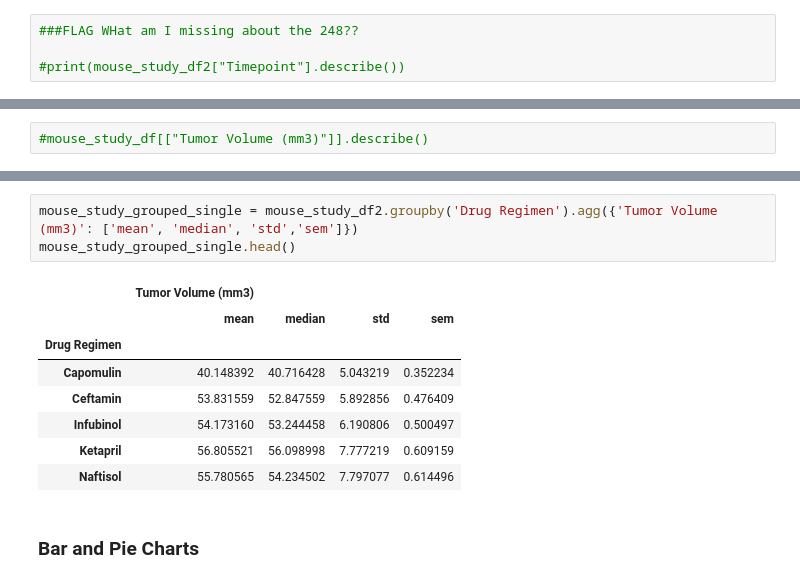
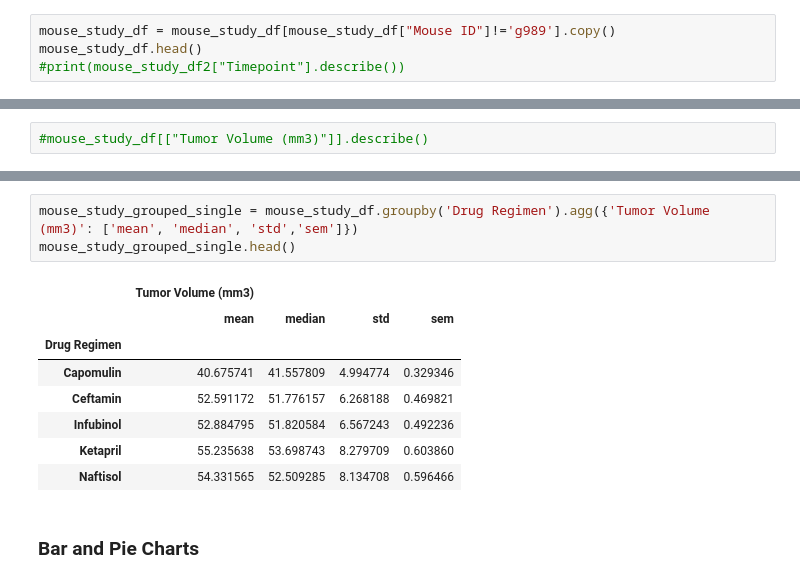
Before and after one commit to KellyPared/matplotlib-challenge, a Jupyter notebook: pymaceuticals.ipynb, the cells around one changed output, grey strips where cells are left out. Drawn from its saved outputs; the diff is of its cells as text.

```diff
--- a/pymaceuticals.ipynb
+++ b/pymaceuticals.ipynb
@@ -101,4 +80,4 @@ mouse_study_df2.head()
 # %%
-###FLAG WHat am I missing about the 248??
-
+mouse_study_df = mouse_study_df[mouse_study_df["Mouse ID"]!='g989'].copy()
+mouse_study_df.head()
 #print(mouse_study_df2["Timepoint"].describe())
@@ -185,17 +177,17 @@ mouse_study_stats_df.head(20)
 | Stelasyn | 54.233149 | 52.431737 | 7.710419 | 0.573111 |
 | Zoniferol | 53.236507 | 51.818479 | 6.966589 | 0.516398 |
 # %%
-mouse_study_grouped_single = mouse_study_df2.groupby('Drug Regimen').agg({'Tumor Volume (mm3)': ['mean', 'median', 'std','sem']})
+mouse_study_grouped_single = mouse_study_df.groupby('Drug Regimen').agg({'Tumor Volume (mm3)': ['mean', 'median', 'std','sem']})
 mouse_study_grouped_single.head()
 # %% [output]
 |  | Tumor Volume (mm3) |  |  |  |
 |  | mean | median | std | sem |
 | Drug Regimen |  |  |  |  |
-| Capomulin | 40.148392 | 40.716428 | 5.043219 | 0.352234 |
-| Ceftamin | 53.831559 | 52.847559 | 5.892856 | 0.476409 |
-| Infubinol | 54.173160 | 53.244458 | 6.190806 | 0.500497 |
-| Ketapril | 56.805521 | 56.098998 | 7.777219 | 0.609159 |
-| Naftisol | 55.780565 | 54.234502 | 7.797077 | 0.614496 |
+| Capomulin | 40.675741 | 41.557809 | 4.994774 | 0.329346 |
+| Ceftamin | 52.591172 | 51.776157 | 6.268188 | 0.469821 |
+| Infubinol | 52.884795 | 51.820584 | 6.567243 | 0.492236 |
+| Ketapril | 55.235638 | 53.698743 | 8.279709 | 0.603860 |
+| Naftisol | 54.331565 | 52.509285 | 8.134708 | 0.596466 |
 # %% [markdown]
 ### Bar and Pie Charts
 # %%
```
Also changed, not shown: parts of 35 cells of this notebook.
